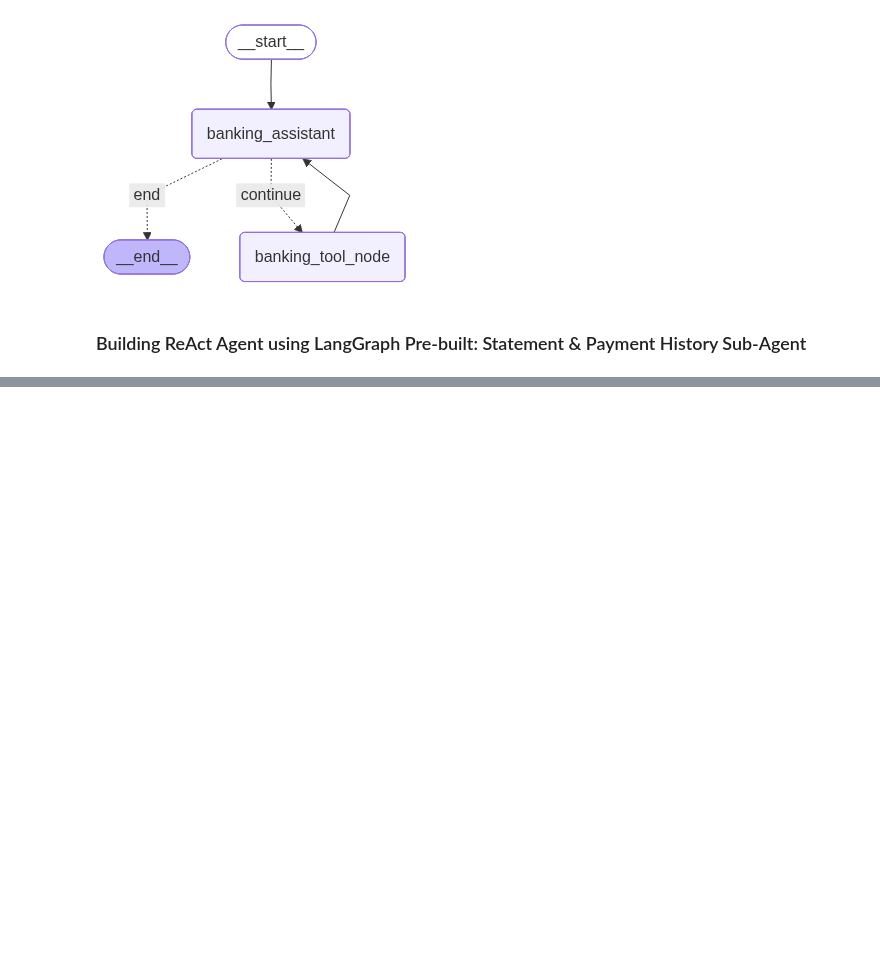
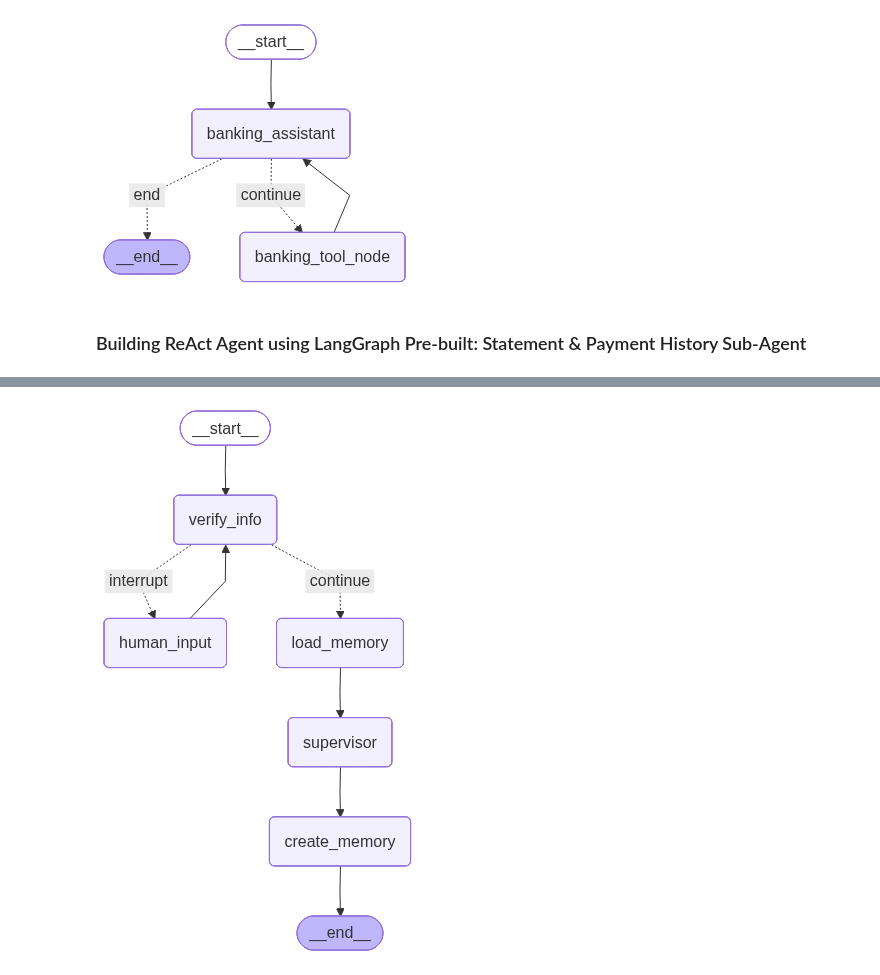
Before and after one commit to Hamzakhan001/MultiAgent-AI-System, a Jupyter notebook: agents.ipynb, the cells around one changed output, grey strips where cells are left out. Cells and saved outputs as stored; diff of their text form; code cells hidden in the pictures; blank space fills up the shorter version.

```diff
--- a/agents.ipynb
+++ b/agents.ipynb
@@ -371,0 +651,10 @@ BadRequestError: Error code: 400 - {'error': {'message': 'invalid model ID', 'ty
+# %%
+question = "What loans does Joshua have?"
+
+# Invoke the graph again. Since the `customer_id` is already in the state,
+# the verification step will be skipped, and the query will directly go to the supervisor.
+result = multi_agent_verify_graph.invoke({"messages": [HumanMessage(content=question)]}, config=config)
+
+# Print the results. You should see the music catalog sub-agent's response directly.
+for message in result["messages"]:
+    message.pretty_print()
@@ -371,0 +704,10 @@ BadRequestError: Error code: 400 - {'error': {'message': 'invalid model ID', 'ty
+# %%
+class UserProfile(BaseModel):
+    # `customer_id`: Required field for the customer's unique identifier.
+    customer_id: str = Field(
+        description="The customer ID of the customer"
+    )
+    # `music_preferences`: A list of strings to store the customer's music interests.
+    transaction_list: List[str] = Field(
+        description="The transactions list of the customer"
+    )
@@ -371,0 +772,35 @@ BadRequestError: Error code: 400 - {'error': {'message': 'invalid model ID', 'ty
+# %%
+multi_agent_final = StateGraph(State)
+
+
+
+multi_agent_final.add_node("verify_info",verify_info)
+multi_agent_final.add_node("human_input",human_input)
+multi_agent_final.add_node("load_memory",load_memory)
+multi_agent_final.add_node("supervisor",supervisor_prebuilt)
+multi_agent_final.add_node("create_memory",create_memory)
+
+
+multi_agent_final.add_edge(START,"verify_info")
+
+multi_agent_final.add_conditional_edges(
+    "verify_info",
+    should_interrupt,
+    {
+        "continue":"load_memory",
+        "interrupt":"human_input",
+    }
+)
+
+
+multi_agent_final.add_edge("human_input","verify_info")
+multi_agent_final.add_edge("load_memory","supervisor")
+multi_agent_final.add_edge("supervisor","create_memory")
+multi_agent_final.add_edge("create_memory",END)
+
+multi_agent_final_graph = multi_agent_final.compile(name="multi_agent_verify",checkpointer=checkpointer, store=in_memory_store)
+
+
+show_graph(multi_agent_final_graph)
+# %% [output]
+[figure, added]
```
Also changed, not shown: parts of 28 cells of this notebook, 2 other files.
